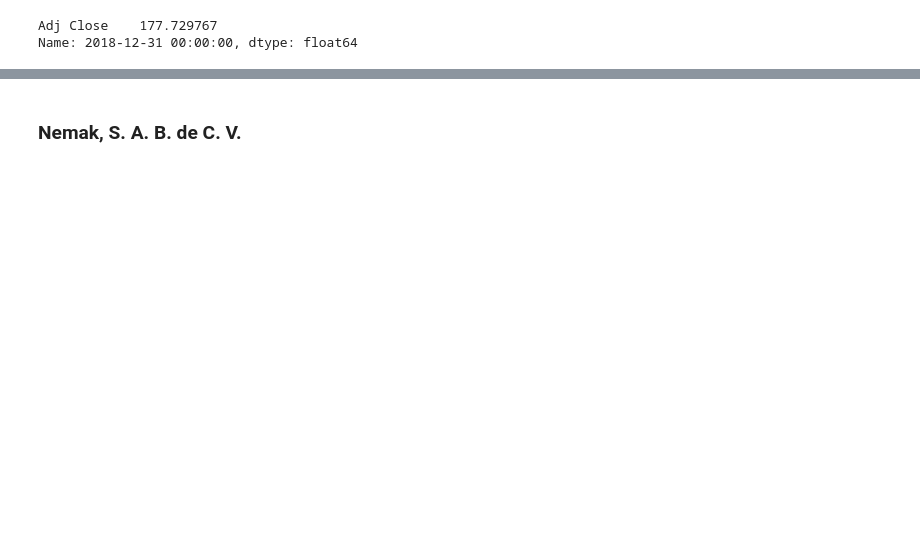
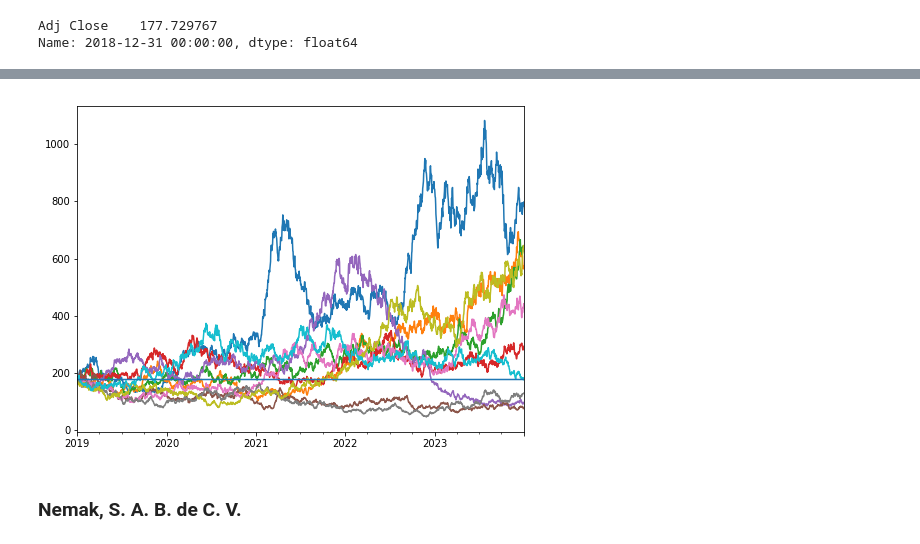
Before and after one commit to Miriam1999/Proyecto, a Jupyter notebook: Proyecto.ipynb, the cells around one changed output, grey strips where cells are left out. Cells and saved outputs as stored; diff of their text form; code cells hidden in the pictures; blank space fills up the shorter version.

```diff
--- a/Proyecto.ipynb
+++ b/Proyecto.ipynb
@@ -181,6 +183,5 @@ mu,sigma
 # %%
 ndays=1826
-ntraj=13
+ntraj=10
 start_date="2019-01-01"
 simret=daily_ret_sim(mu,sigma,ndays,ntraj,start_date)
-simret
@@ -205,0 +188,3 @@ simret
+# %%
+simdata=(closes.iloc[-1,:].values[0])*np.exp(simret.cumsum())
+simdata
@@ -206,3 +210,11 @@ simret
+# %%
+K=177.729767
+dates=pd.date_range("20190101",periods=ndays)
+strike=pd.DataFrame({"Strike":K*np.ones(ndays)},index=dates)
+simul=pd.concat([simdata.T,strike.T]).T
+simul.plot(figsize=(8,6),legend=False);
+# %% [output]
+[figure, added]
 # %% [markdown]
 ### Nemak, S. A. B. de C. V.
 # %%
```
Also changed, not shown: parts of 61 cells of this notebook.
